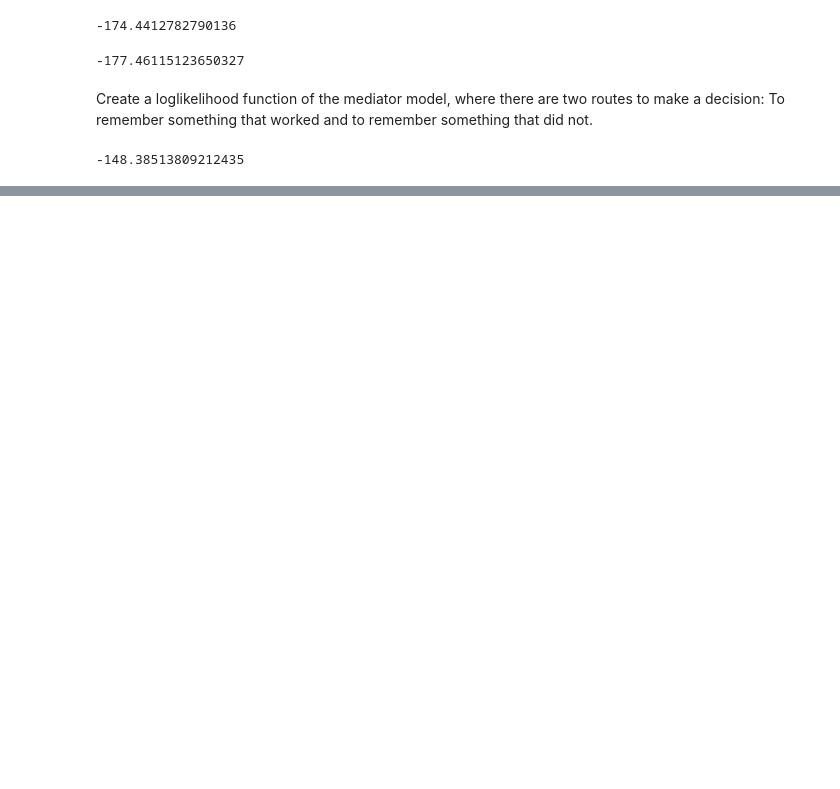
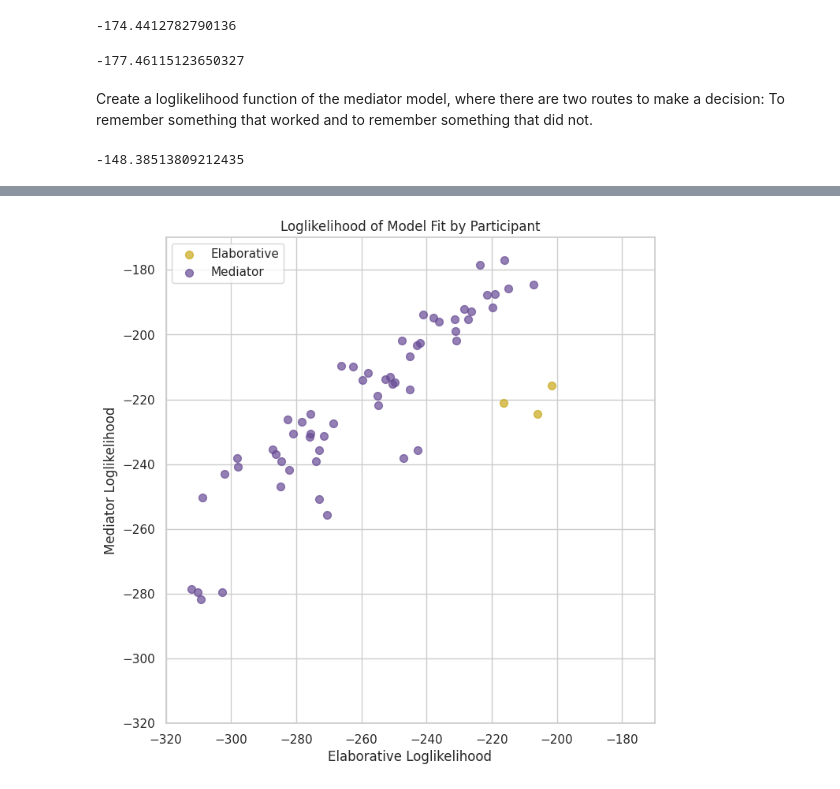
Before and after one commit to bridgetleonard2/ErrorLearning, a Jupyter notebook: LLerror.ipynb, the cells around one changed output, grey strips where cells are left out. Drawn from its saved outputs; the diff is of its cells as text; code cells hidden in the pictures; blank space fills up the shorter version.

Commit message:
add parameter optimization and LL results

```diff
--- a/LLerror.ipynb
+++ b/LLerror.ipynb
@@ -426,0 +547,9 @@ LLmedRT(alldata[alldata.participant == 1001], 0.5, 1, 200, 300)
+# %%
+df = pd.DataFrame(columns = ['participant', 'LLelab', 'LLmed', 'LLdiff', 'best'])
+participant = alldata.participant.unique().tolist()
+LLelab = []
+LLmed = []
+for ppt in participant:
+  data = alldata[alldata.participant == ppt]
+  LLelab.append(LLelabRT(data, 0.5, 1, 1.6))
+  LLmed.append(LLmedRT(data, 0.5, 1))
@@ -426,0 +589,3 @@ LLmedRT(alldata[alldata.participant == 1001], 0.5, 1, 200, 300)
+# %%
+data = alldata[alldata.participant == 1001]
+edecay, etemp = opt.minimize(vLLelab, x0 = [0.5, 1], method = "Powell", bounds=[[0.01, 2], [0, 2]]).x
@@ -426,0 +620,6 @@ LLmedRT(alldata[alldata.participant == 1001], 0.5, 1, 200, 300)
+# %%
+if DO_ALL:
+    result.to_csv("LL_model1.csv")
+else:
+    result = pd.read_csv("LL_model1.csv")
+result
@@ -426,0 +656,27 @@ LLmedRT(alldata[alldata.participant == 1001], 0.5, 1, 200, 300)
+# %%
+elab_LL = result["elab.LL"].values
+med_LL = result["med.LL"].values
+
+BEST = result["best.model"].values
+BEST_ = np.unique(BEST)
+
+COLORS = ['#c9a818', '#674b94']
+# %%
+fig, ax = plt.subplots(figsize=(8,8))
+for best, color in zip(BEST_, COLORS):
+    idxs = np.where(best == BEST)
+    # No legend will be generated if we don't pass label=species
+    ax.scatter(
+        elab_LL[idxs], med_LL[idxs], label=best,
+        s=50, color=color, alpha=0.7
+    )
+
+_ = plt.xlabel("Elaborative Loglikelihood")
+_ = plt.ylabel("Mediator Loglikelihood")
+_ = plt.title("Loglikelihood of Model Fit by Participant")
+_ = plt.xlim([-320, -170])
+_ = plt.ylim([-320, -170])
+_ = plt.show
+ax.legend(loc = "upper left");
+# %% [output]
+[figure, added]
```
Also changed, not shown: parts of 41 cells of this notebook, 2 other files.
